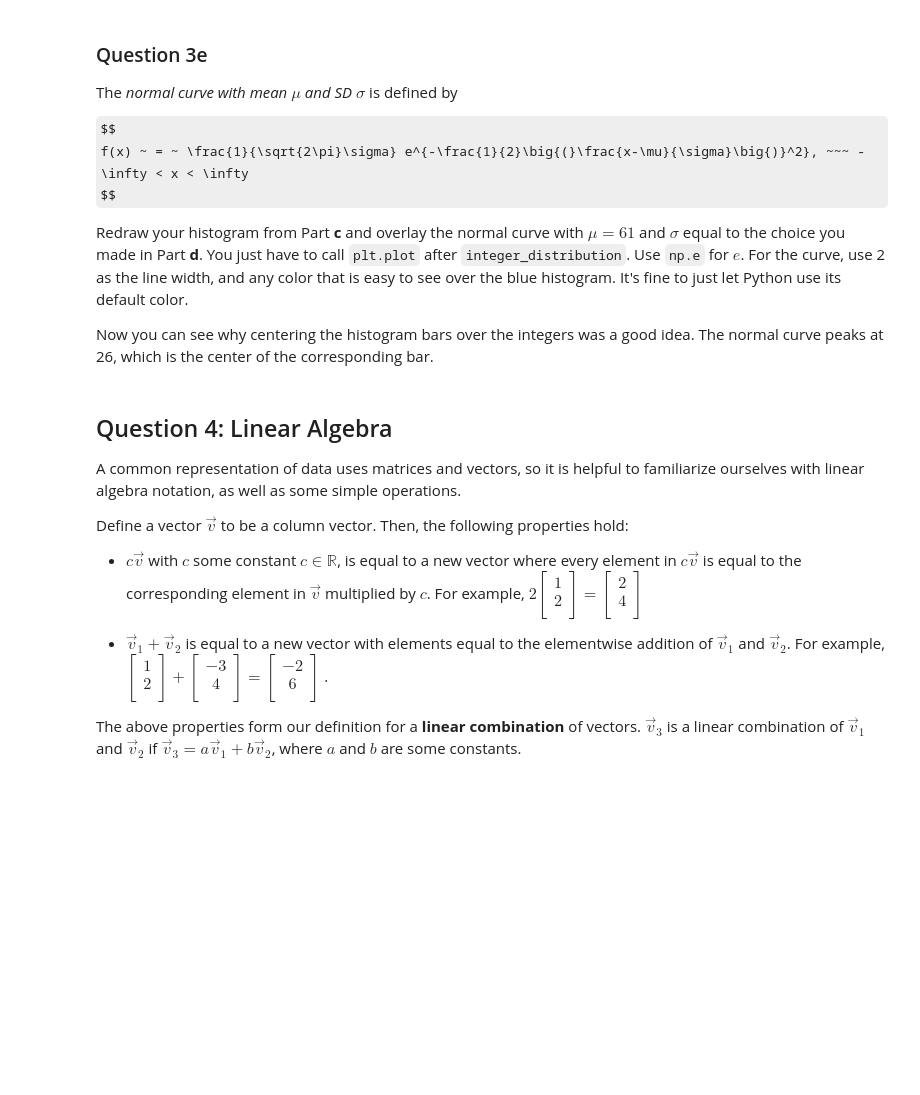
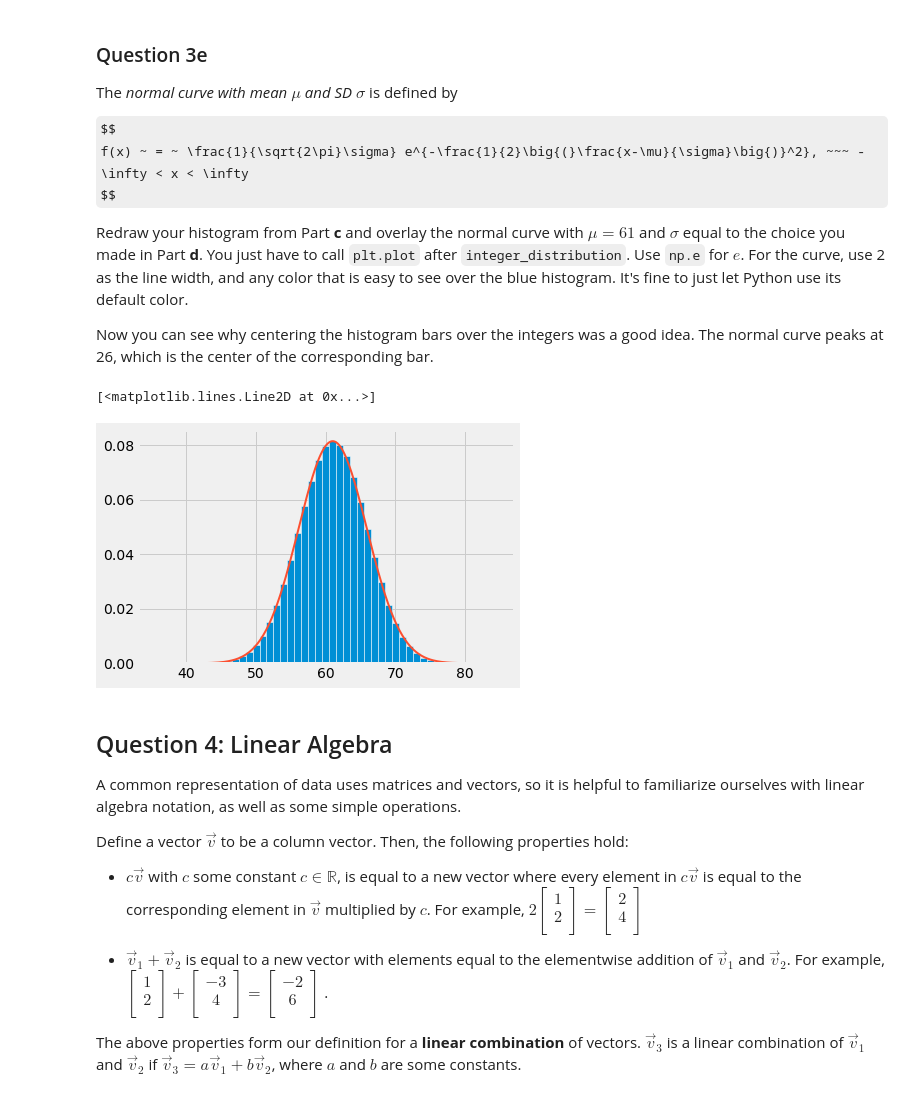
Before and after one commit to DS-100/sp22, a Jupyter notebook: hw/hw01/hw01.ipynb, the cells around one changed output. Saved outputs shown, nothing was run; the diff lists cells and outputs as text; code cells hidden in the pictures; some formulas as TeX source; blank space fills up the shorter version.

```diff
--- a/hw/hw01/hw01.ipynb
+++ b/hw/hw01/hw01.ipynb
@@ -464,12 +530,16 @@ Now you can see why centering the histogram bars over the integers was a good id
     manual: true
 -->
 # %%
-mu = ...
-sigma = ...
+mu = 61
+sigma = 4.9
 x = np.linspace(40, 80, 200)
-f_x = ...
+f_x = 1/(np.sqrt(2*np.pi)*sigma)*np.power(np.e,-0.5*np.square((x-mu)/sigma))
 integer_distribution(simulated_counts)
-#plt.plot(...)
+
+plt.plot(x, f_x, linewidth=2)
+# %% [output]
+[<matplotlib.lines.Line2D at 0x...>]
+[figure, added]
 # %% [markdown]
 <!-- END QUESTION -->
 
```
Also changed, not shown: parts of 54 cells of this notebook, 4 other files.
